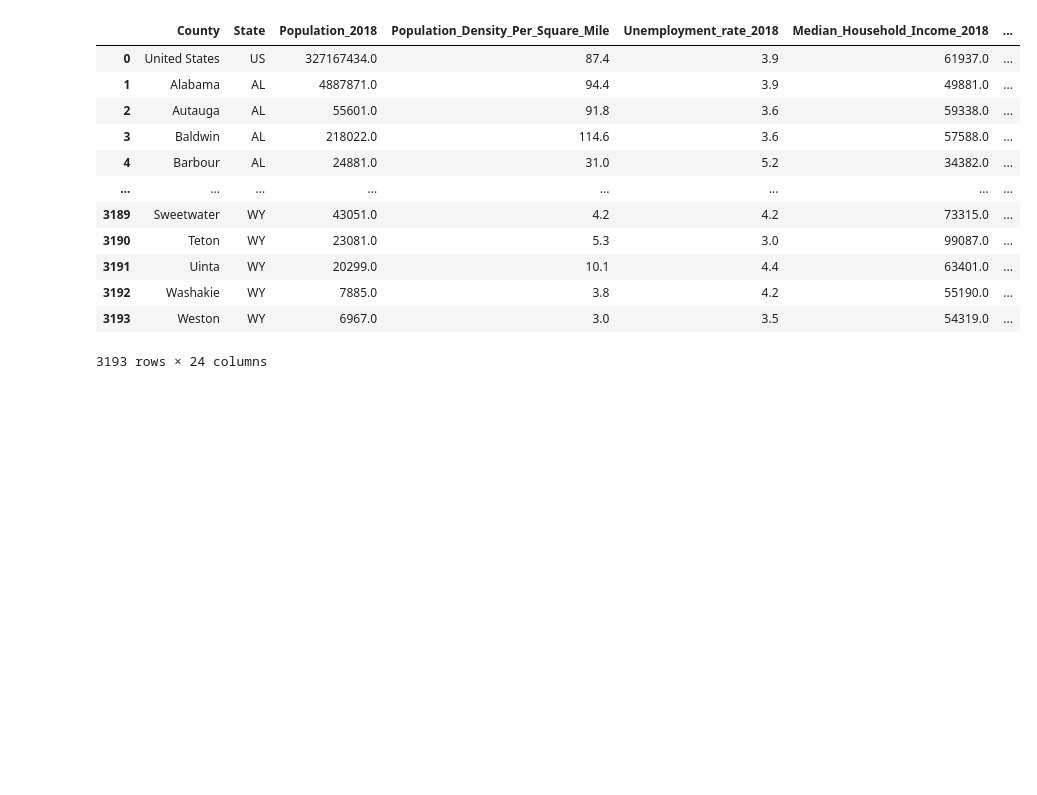
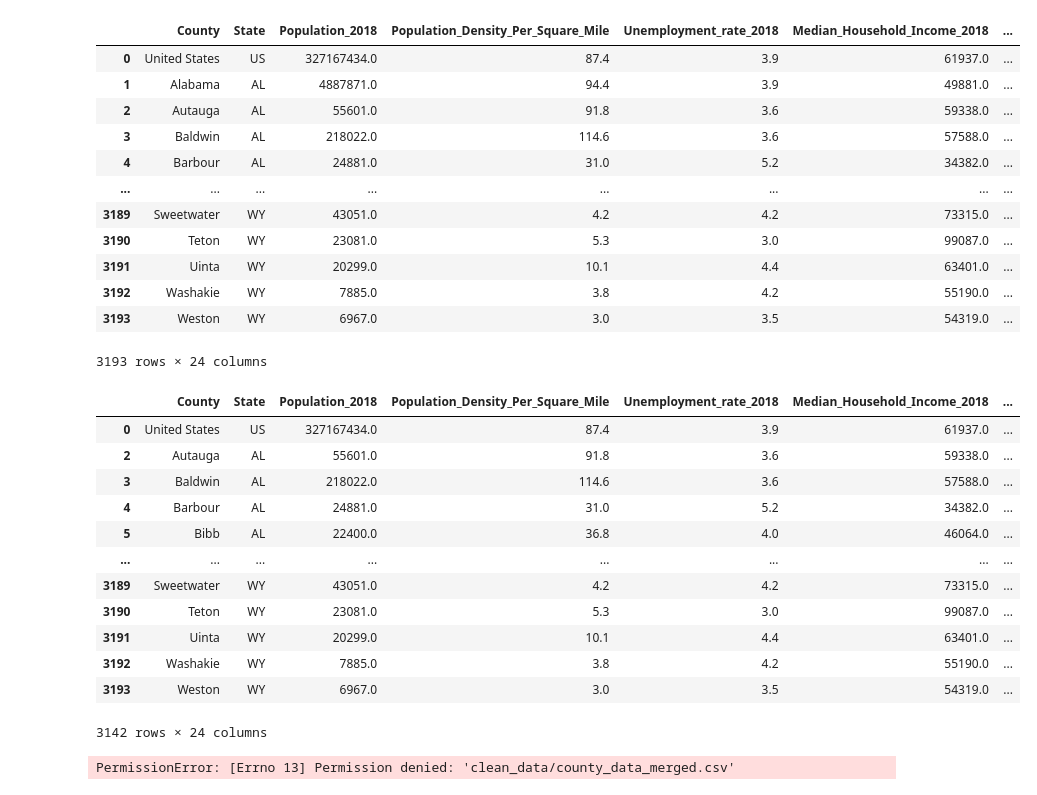
Before and after one commit to RHartley09/Project_1, a Jupyter notebook: JPB-conversion-import-TEST.ipynb, the cells around one changed output. Drawn from its saved outputs; the diff is of its cells as text; code cells hidden in the pictures; blank space fills up the shorter version.

Commit message:
updated merge

```diff
--- a/JPB-conversion-import-TEST.ipynb
+++ b/JPB-conversion-import-TEST.ipynb
@@ -256,8 +256,8 @@ cov19_counties_merge
 | 3386 | Winn | LA | NaN | NaN | NaN | NaN | ... |
 3387 rows × 24 columns
 # %%
-cov_counties_merge = cov19_counties_merge.dropna(how='any', subset=['Median_Household_Income_2018'])
-cov_counties_merge
+cov_counties_merged = cov19_counties_merge.dropna(how='any', subset=['Median_Household_Income_2018'])
+cov_counties_merged
 # %% [output]
 |  | County | State | Population_2018 | Population_Density_Per_Square_Mile | Unemployment_rate_2018 | Median_Household_Income_2018 | ... |
 | 0 | United States | US | 327167434.0 | 87.4 | 3.9 | 61937.0 | ... |
@@ -272,5 +272,24 @@ cov_counties_merge
 | 3192 | Washakie | WY | 7885.0 | 3.8 | 4.2 | 55190.0 | ... |
 | 3193 | Weston | WY | 6967.0 | 3.0 | 3.5 | 54319.0 | ... |
 3193 rows × 24 columns
+# %%
+cov_counties_merge = cov_counties_merged.dropna(subset = ['Total_Male'])
+cov_counties_merge
+# %% [output]
+|  | County | State | Population_2018 | Population_Density_Per_Square_Mile | Unemployment_rate_2018 | Median_Household_Income_2018 | ... |
+| 0 | United States | US | 327167434.0 | 87.4 | 3.9 | 61937.0 | ... |
+| 2 | Autauga | AL | 55601.0 | 91.8 | 3.6 | 59338.0 | ... |
+| 3 | Baldwin | AL | 218022.0 | 114.6 | 3.6 | 57588.0 | ... |
+| 4 | Barbour | AL | 24881.0 | 31.0 | 5.2 | 34382.0 | ... |
+| 5 | Bibb | AL | 22400.0 | 36.8 | 4.0 | 46064.0 | ... |
+| ... | ... | ... | ... | ... | ... | ... | ... |
+| 3189 | Sweetwater | WY | 43051.0 | 4.2 | 4.2 | 73315.0 | ... |
+| 3190 | Teton | WY | 23081.0 | 5.3 | 3.0 | 99087.0 | ... |
+| 3191 | Uinta | WY | 20299.0 | 10.1 | 4.4 | 63401.0 | ... |
+| 3192 | Washakie | WY | 7885.0 | 3.8 | 4.2 | 55190.0 | ... |
+| 3193 | Weston | WY | 6967.0 | 3.0 | 3.5 | 54319.0 | ... |
+3142 rows × 24 columns
 # %%
 cov_counties_merge.to_csv("clean_data/county_data_merged.csv", index=False, header=True)
+# %% [output]
+PermissionError: [Errno 13] Permission denied: 'clean_data/county_data_merged.csv'
```
Also changed, not shown: 1 other file.
